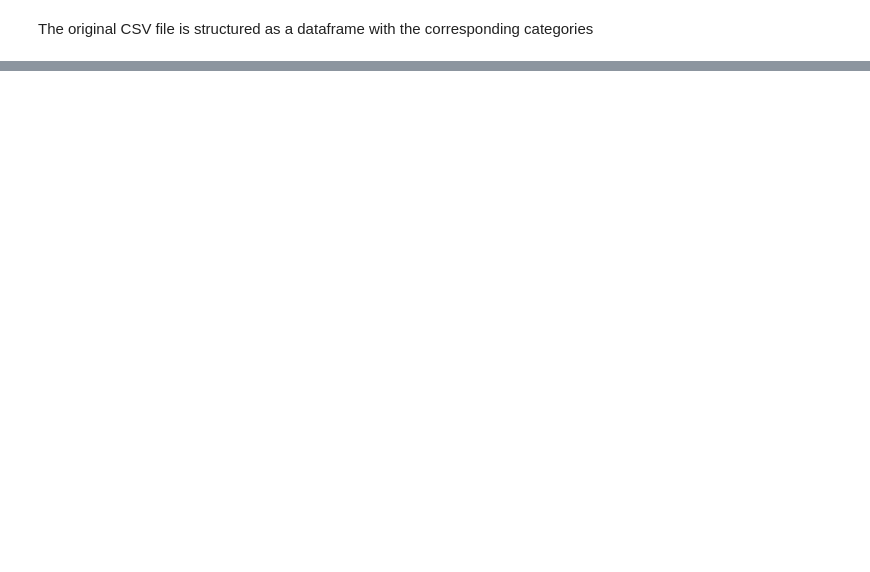
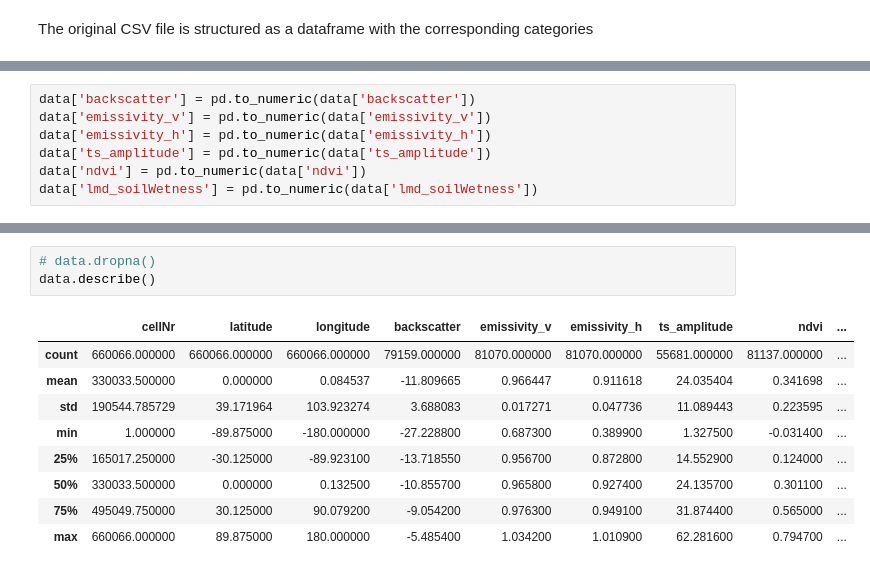
Before and after one commit to Datavizcowboy/PythonDatavizToolbox, a Jupyter notebook: Notebooks/07-Data_Analysis/SoilMoisture/ReadMatFile.ipynb, the cells around one changed output, grey strips where cells are left out. Saved outputs shown, nothing was run; the diff lists cells and outputs as text; blank space fills up the shorter version.

```diff
--- a/Notebooks/07-Data_Analysis/SoilMoisture/ReadMatFile.ipynb
+++ b/Notebooks/07-Data_Analysis/SoilMoisture/ReadMatFile.ipynb
@@ -21,0 +76,7 @@ The original CSV file is structured as a dataframe with the corresponding catego
+# %%
+data['backscatter'] = pd.to_numeric(data['backscatter'])
+data['emissivity_v'] = pd.to_numeric(data['emissivity_v'])
+data['emissivity_h'] = pd.to_numeric(data['emissivity_h'])
+data['ts_amplitude'] = pd.to_numeric(data['ts_amplitude'])
+data['ndvi'] = pd.to_numeric(data['ndvi'])
+data['lmd_soilWetness'] = pd.to_numeric(data['lmd_soilWetness'])
@@ -21,0 +102,13 @@ The original CSV file is structured as a dataframe with the corresponding catego
+# %%
+# data.dropna()
+data.describe()
+# %% [output]
+|  | cellNr | latitude | longitude | backscatter | emissivity_v | emissivity_h | ts_amplitude | ndvi | ... |
+| count | 660066.000000 | 660066.000000 | 660066.000000 | 79159.000000 | 81070.000000 | 81070.000000 | 55681.000000 | 81137.000000 | ... |
+| mean | 330033.500000 | 0.000000 | 0.084537 | -11.809665 | 0.966447 | 0.911618 | 24.035404 | 0.341698 | ... |
+| std | 190544.785729 | 39.171964 | 103.923274 | 3.688083 | 0.017271 | 0.047736 | 11.089443 | 0.223595 | ... |
+| min | 1.000000 | -89.875000 | -180.000000 | -27.228800 | 0.687300 | 0.389900 | 1.327500 | -0.031400 | ... |
+| 25% | 165017.250000 | -30.125000 | -89.923100 | -13.718550 | 0.956700 | 0.872800 | 14.552900 | 0.124000 | ... |
+| 50% | 330033.500000 | 0.000000 | 0.132500 | -10.855700 | 0.965800 | 0.927400 | 24.135700 | 0.301100 | ... |
+| 75% | 495049.750000 | 30.125000 | 90.079200 | -9.054200 | 0.976300 | 0.949100 | 31.874400 | 0.565000 | ... |
+| max | 660066.000000 | 89.875000 | 180.000000 | -5.485400 | 1.034200 | 1.010900 | 62.281600 | 0.794700 | ... |
```
Also changed, not shown: parts of 15 cells of this notebook, 1 other file.
